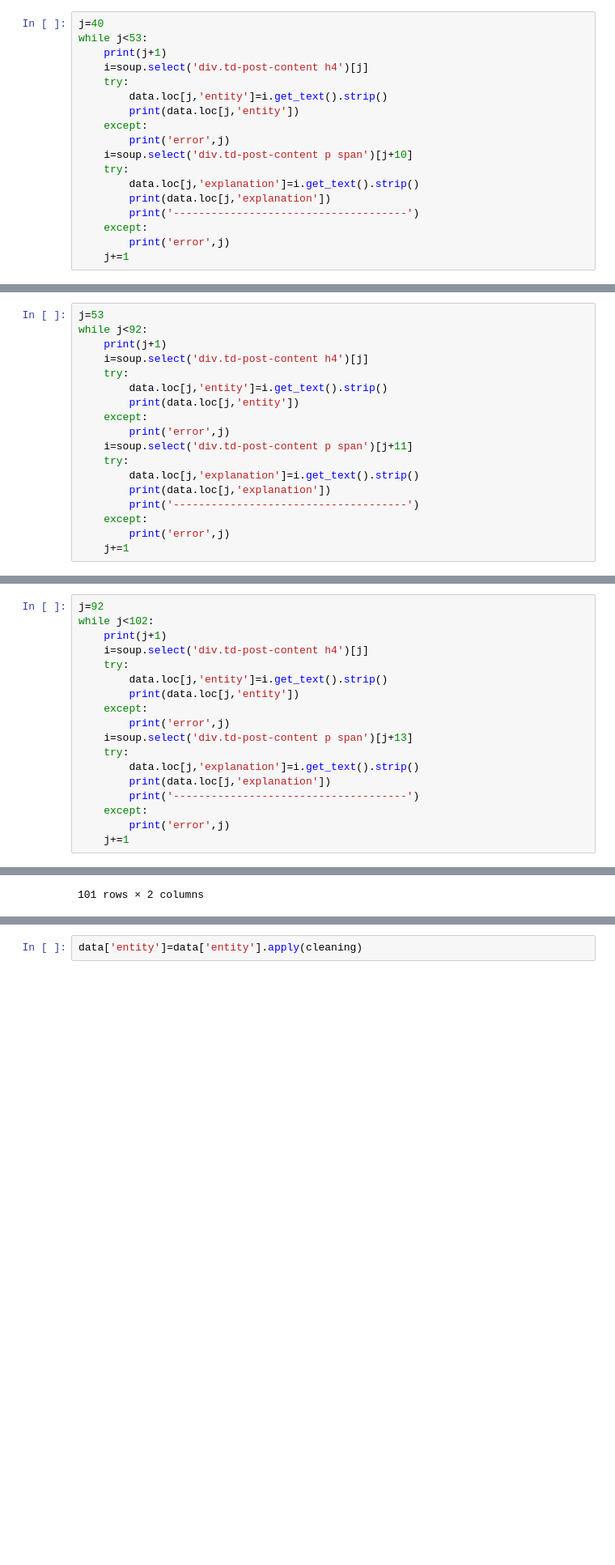
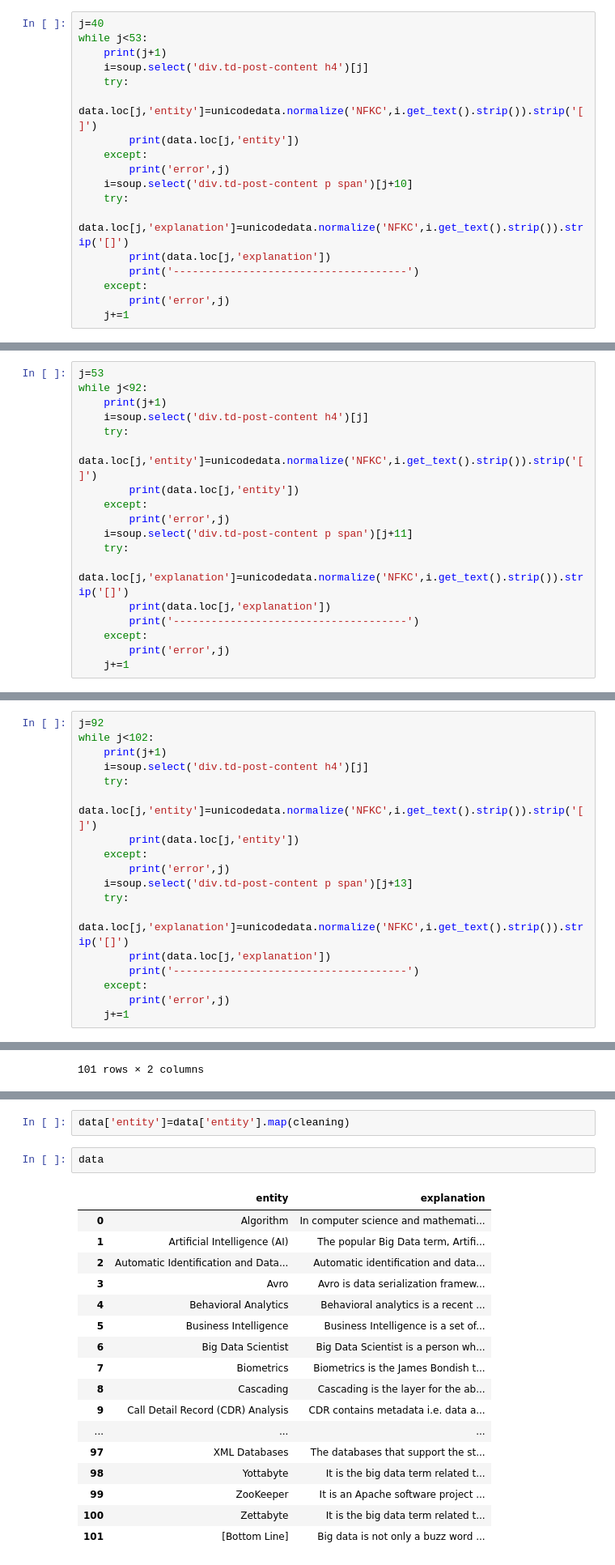
Before and after one commit to CourierKyn/eureka-kg, a Jupyter notebook: nlp/entity - 副本.ipynb, the cells around one changed output, grey strips where cells are left out. Shown: that part at 81% size. Drawn from its saved outputs; the diff is of its cells as text; blank space fills up the shorter version.

```diff
--- a/nlp/entity - 副本.ipynb
+++ b/nlp/entity - 副本.ipynb
@@ -283,13 +284,13 @@ while j<53:
     print(j+1)
     i=soup.select('div.td-post-content h4')[j]
     try:
-        data.loc[j,'entity']=i.get_text().strip()
+        data.loc[j,'entity']=unicodedata.normalize('NFKC',i.get_text().strip()).strip('[]')
         print(data.loc[j,'entity'])
     except:
         print('error',j)
     i=soup.select('div.td-post-content p span')[j+10]
     try:
-        data.loc[j,'explanation']=i.get_text().strip()
+        data.loc[j,'explanation']=unicodedata.normalize('NFKC',i.get_text().strip()).strip('[]')
         print(data.loc[j,'explanation'])
         print('-------------------------------------')
     except:
@@ -319,13 +320,13 @@ while j<92:
     print(j+1)
     i=soup.select('div.td-post-content h4')[j]
     try:
-        data.loc[j,'entity']=i.get_text().strip()
+        data.loc[j,'entity']=unicodedata.normalize('NFKC',i.get_text().strip()).strip('[]')
         print(data.loc[j,'entity'])
     except:
         print('error',j)
     i=soup.select('div.td-post-content p span')[j+11]
     try:
-        data.loc[j,'explanation']=i.get_text().strip()
+        data.loc[j,'explanation']=unicodedata.normalize('NFKC',i.get_text().strip()).strip('[]')
         print(data.loc[j,'explanation'])
         print('-------------------------------------')
     except:
@@ -355,13 +356,13 @@ while j<102:
     print(j+1)
     i=soup.select('div.td-post-content h4')[j]
     try:
-        data.loc[j,'entity']=i.get_text().strip()
+        data.loc[j,'entity']=unicodedata.normalize('NFKC',i.get_text().strip()).strip('[]')
         print(data.loc[j,'entity'])
     except:
         print('error',j)
     i=soup.select('div.td-post-content p span')[j+13]
     try:
-        data.loc[j,'explanation']=i.get_text().strip()
+        data.loc[j,'explanation']=unicodedata.normalize('NFKC',i.get_text().strip()).strip('[]')
         print(data.loc[j,'explanation'])
         print('-------------------------------------')
     except:
@@ -414,4 +415,24 @@ def cleaning(x):
     except:
         return x
 # %%
-data['entity']=data['entity'].apply(cleaning)
+data['entity']=data['entity'].map(cleaning)
+# %%
+data
+# %% [output]
+|  | entity | explanation |
+| 0 | Algorithm | In computer science and mathemati... |
+| 1 | Artificial Intelligence (AI) | The popular Big Data term, Artifi... |
+| 2 | Automatic Identification and Data... | Automatic identification and data... |
+| 3 | Avro | Avro is data serialization framew... |
+| 4 | Behavioral Analytics | Behavioral analytics is a recent ... |
+| 5 | Business Intelligence | Business Intelligence is a set of... |
+| 6 | Big Data Scientist | Big Data Scientist is a person wh... |
+| 7 | Biometrics | Biometrics is the James Bondish t... |
+| 8 | Cascading | Cascading is the layer for the ab... |
+| 9 | Call Detail Record (CDR) Analysis | CDR contains metadata i.e. data a... |
+| ... | ... | ... |
+| 97 | XML Databases | The databases that support the st... |
+| 98 | Yottabyte | It is the big data term related t... |
+| 99 | ZooKeeper | It is an Apache software project ... |
+| 100 | Zettabyte | It is the big data term related t... |
+| 101 | [Bottom Line] | Big data is not only a buzz word ... |
```
Also changed, not shown: parts of 16 cells of this notebook, 3 other files.
